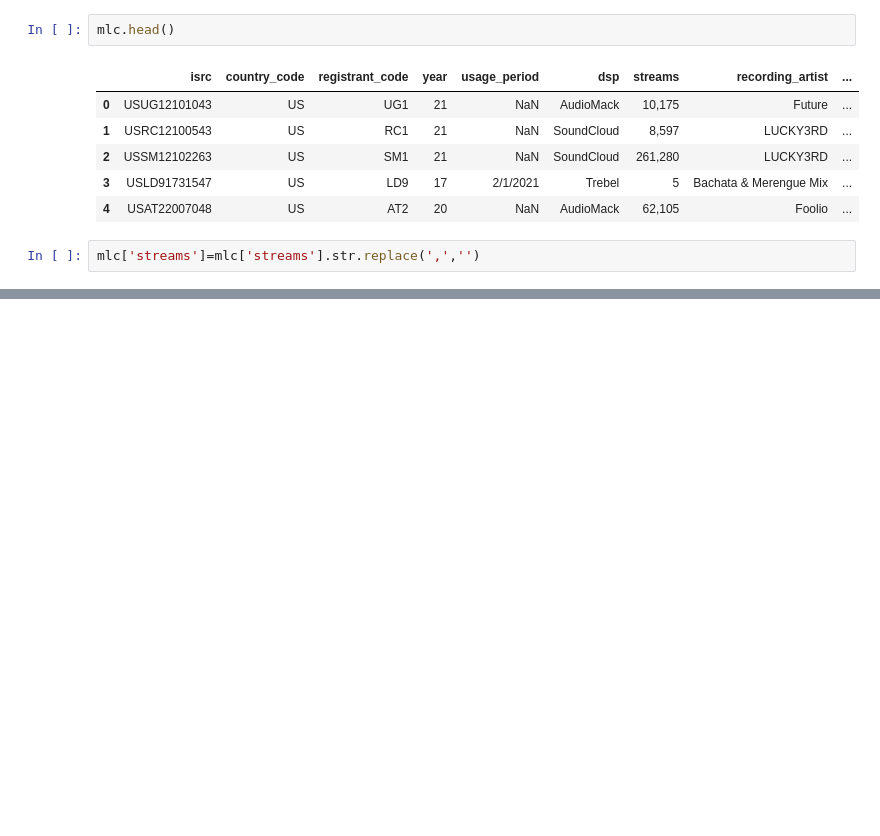
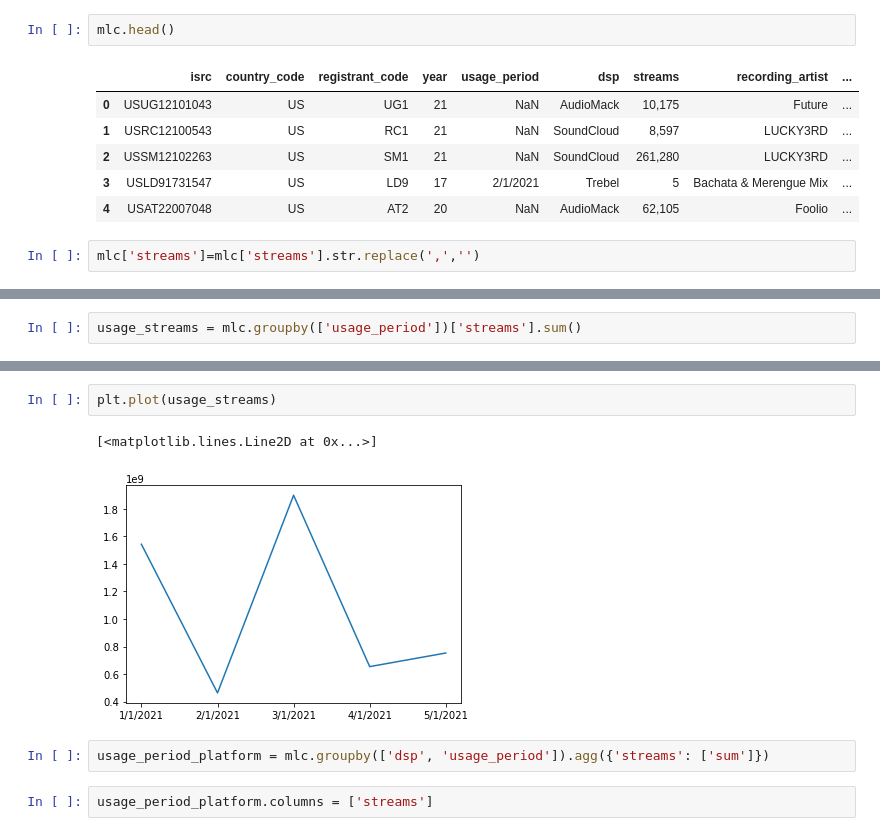
Before and after one commit to LJRollerII/mlc-project-napster, a Jupyter notebook: notebooks/dsp_mlc.ipynb, the cells around one changed output, grey strips where cells are left out. Drawn from its saved outputs; the diff is of its cells as text; blank space fills up the shorter version.

```diff
--- a/notebooks/dsp_mlc.ipynb
+++ b/notebooks/dsp_mlc.ipynb
@@ -55,0 +200,2 @@ mlc.sort_values(
+# %%
+usage_streams = mlc.groupby(['usage_period'])['streams'].sum()
@@ -55,0 +212,9 @@ mlc.sort_values(
+# %%
+plt.plot(usage_streams)
+# %% [output]
+[<matplotlib.lines.Line2D at 0x...>]
+[figure, added]
+# %%
+usage_period_platform = mlc.groupby(['dsp', 'usage_period']).agg({'streams': ['sum']})
+# %%
+usage_period_platform.columns = ['streams']
```
Also changed, not shown: parts of 47 cells of this notebook.
